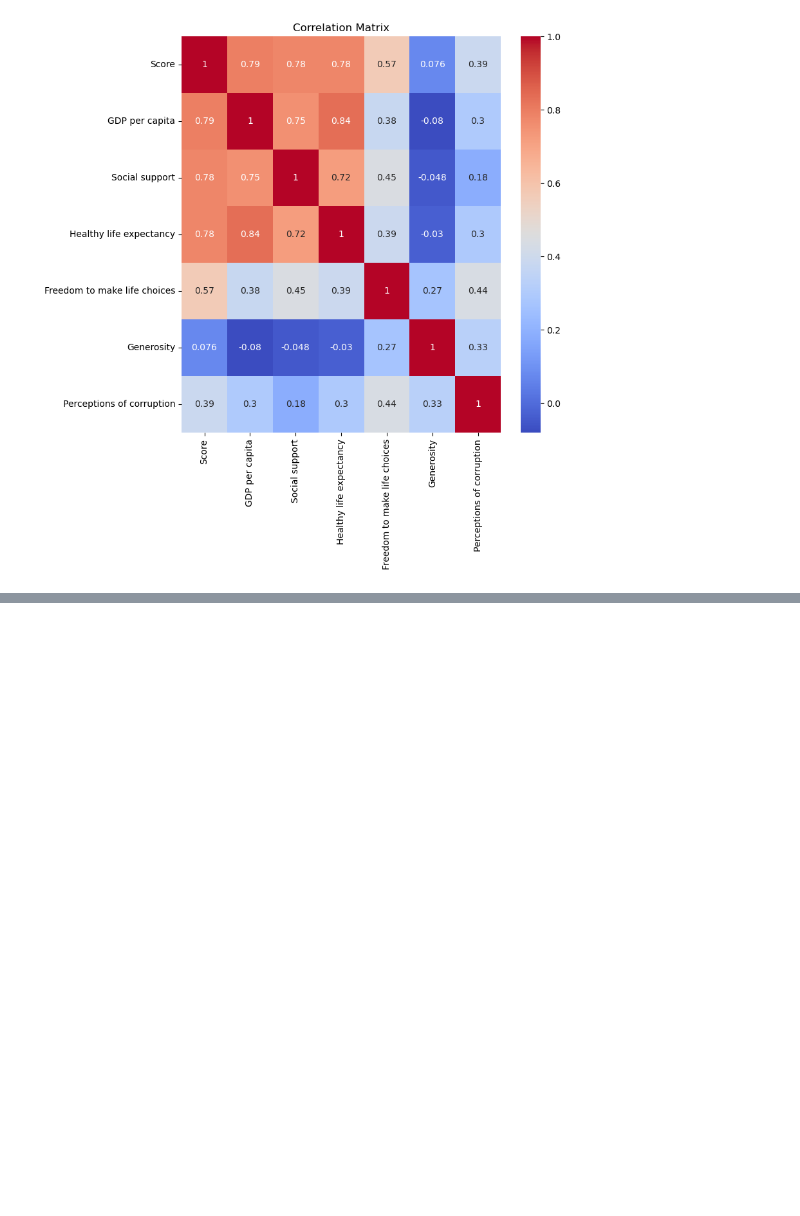
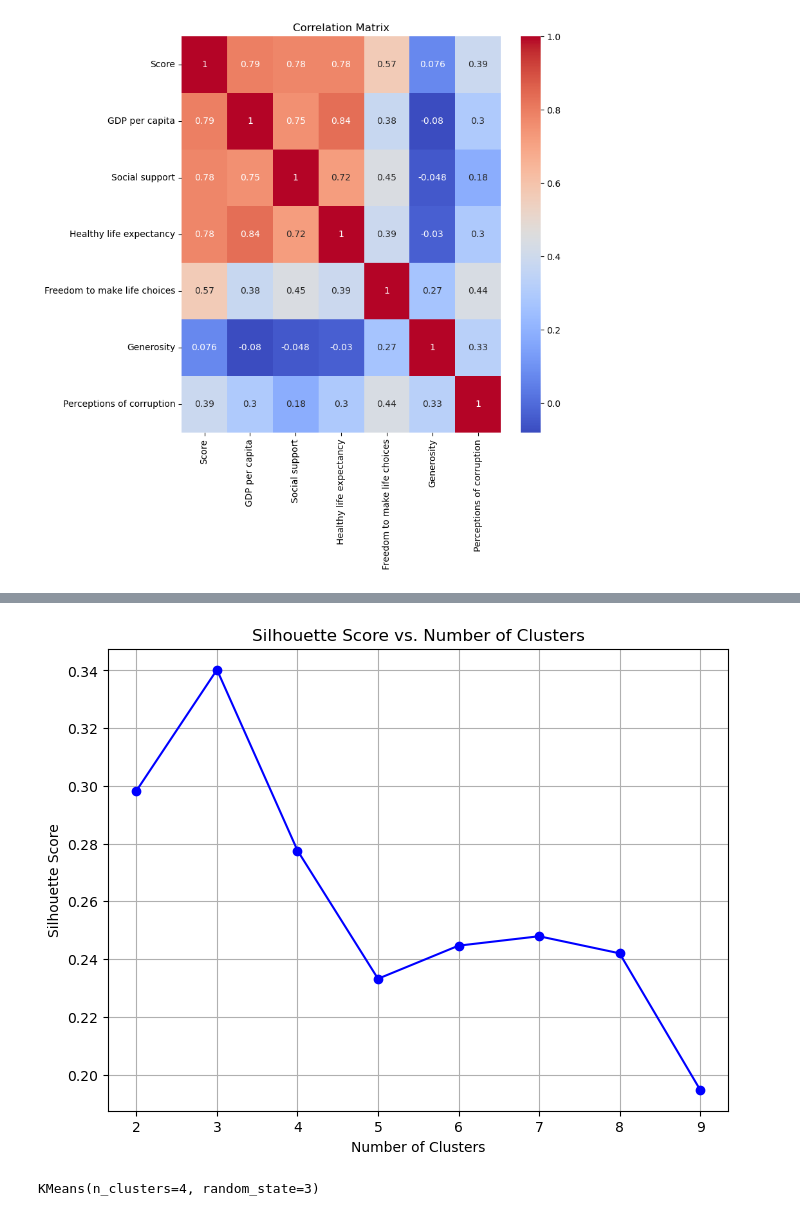
Before and after one commit to nobleyam/K-Means-Clustering-101-World-Happiness, a Jupyter notebook: K-Means Clustering 101 World Happiness.ipynb, the cells around one changed output, grey strips where cells are left out. Saved outputs shown, nothing was run; the diff lists cells and outputs as text; code cells hidden in the pictures; blank space fills up the shorter version.

```diff
--- a/K-Means Clustering 101 World Happiness.ipynb
+++ b/K-Means Clustering 101 World Happiness.ipynb
@@ -181,0 +251,44 @@ fig.show()
+# %%
+from sklearn.metrics import silhouette_score, silhouette_samples
+
+# Define the range for the number of clusters
+cluster_range = range(2, 10)
+
+# Lists to store silhouette scores for each number of clusters
+silhouette_scores = []
+
+# Loop over the range of clusters
+for n_clusters in cluster_range:
+    # Initialize the KMeans model
+    kmeans = KMeans(n_clusters=n_clusters, init='k-means++', n_init='auto', max_iter=300,
+                   tol=0.0001, random_state=111, algorithm='lloyd')
+
+    # Fit the model
+    kmeans.fit(df_scaled)
+
+    # Predict the cluster labels
+    labels = kmeans.predict(df_scaled)
+
+    # Compute the silhouette score
+    silhouette_avg = silhouette_score(df_scaled, labels)
+
+    # Store the silhouette score
+    silhouette_scores.append(silhouette_avg)
+
+# Plot the elbow plot
+plt.figure(figsize=(8, 6))
+plt.plot(cluster_range, silhouette_scores, marker='o', linestyle='-', color='b')
+plt.xlabel('Number of Clusters')
+plt.ylabel('Silhouette Score')
+plt.title('Silhouette Score vs. Number of Clusters')
+plt.xticks(cluster_range)
+plt.grid(True)
+plt.show()
+# %% [output]
+[figure, added]
+# %%
+kmeans = KMeans(4, random_state=3)
+
+kmeans.fit(df_scaled)
+# %% [output]
+KMeans(n_clusters=4, random_state=3)
```
Also changed, not shown: parts of 20 cells of this notebook.
